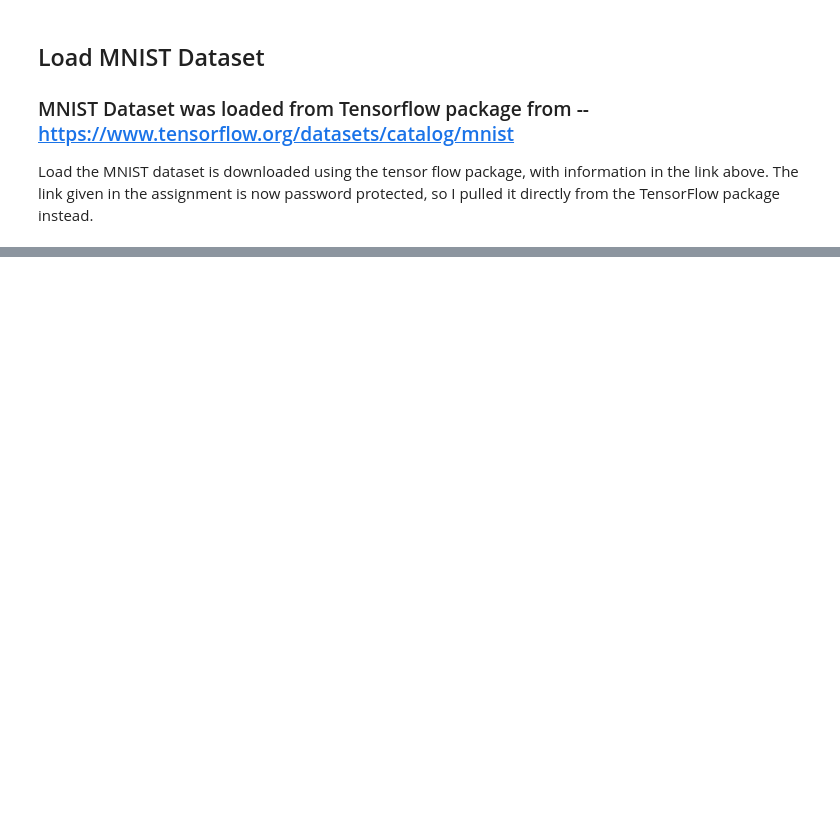
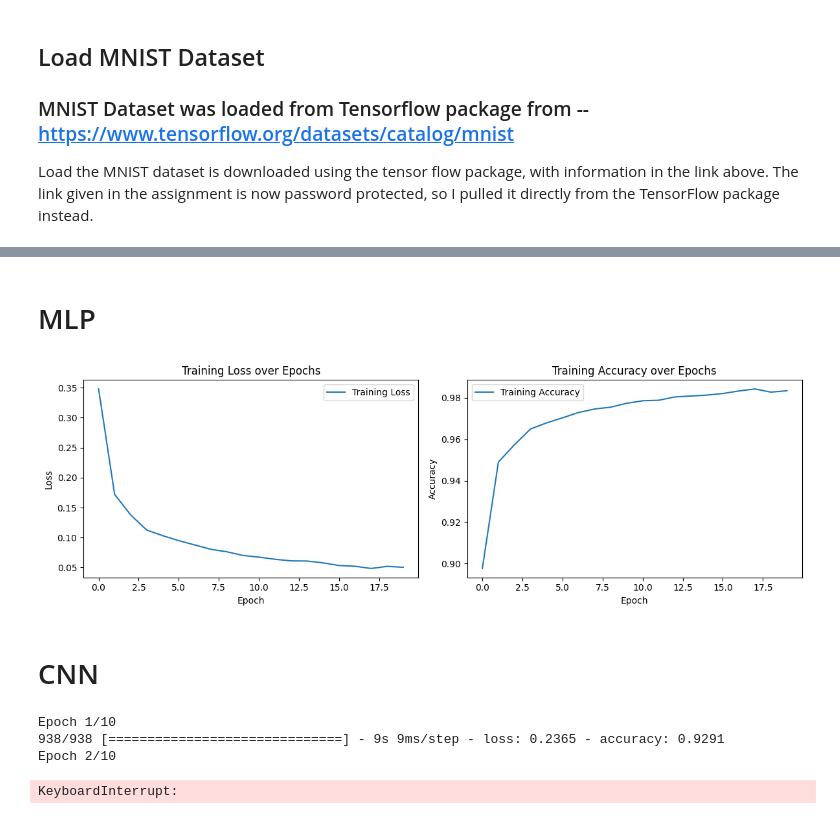
Before and after one commit to nathanbowness/CSI5340Assignments, a Jupyter notebook: Assignment2/Assignment2_Code.ipynb, the cells around one changed output, grey strips where cells are left out. Drawn from its saved outputs; the diff is of its cells as text; code cells hidden in the pictures; blank space fills up the shorter version.

```diff
--- a/Assignment2/Assignment2_Code.ipynb
+++ b/Assignment2/Assignment2_Code.ipynb
@@ -119,0 +250,2 @@ All kernels registered for op BatchMatMulV2:
+# %% [markdown]
+# MLP
@@ -119,0 +307,63 @@ All kernels registered for op BatchMatMulV2:
+# %%
+
+
+# Plot training loss and accuracy
+plt.figure(figsize=(12, 4))
+plt.subplot(1, 2, 1)
+plt.plot(range(20), loss_history, label='Training Loss')
+plt.xlabel('Epoch')
+plt.ylabel('Loss')
+plt.title('Training Loss over Epochs')
+plt.legend()
+
+plt.subplot(1, 2, 2)
+plt.plot(range(20), accuracy_history, label='Training Accuracy')
+plt.xlabel('Epoch')
+plt.ylabel('Accuracy')
+plt.title('Training Accuracy over Epochs')
+plt.legend()
+
+plt.tight_layout()
+plt.show()
+# %% [output]
+[figure, added]
+# %% [markdown]
+# CNN
+# %%
+# Load and preprocess the MNIST dataset
+(x_train, y_train), (x_test, y_test) = tf.keras.datasets.mnist.load_data()
+x_train, x_test = x_train.astype('float32') / 255.0, x_test.astype('float32') / 255.0  # Normalize pixel values to [0, 1
+
+# Expand dimensions for compatibility with CNN
+x_train = x_train[..., tf.newaxis]
+x_test = x_test[..., tf.newaxis]
+
+# Convert class labels to one-hot encoded tensors
+num_classes = 10
+y_train = tf.one_hot(y_train, depth=num_classes)
+y_test = tf.one_hot(y_test, depth=num_classes)
+
+# Define the CNN architecture
+model = tf.keras.Sequential([
+    tf.keras.layers.Conv2D(32, (3, 3), activation='relu', input_shape=(28, 28, 1)),
+    tf.keras.layers.MaxPooling2D((2, 2)),
+    tf.keras.layers.Flatten(),
+    tf.keras.layers.Dense(64, activation='relu'),
+    tf.keras.layers.Dropout(0.2),
+    tf.keras.layers.Dense(num_classes, activation='softmax')
+])
+
+# Compile the model
+model.compile(optimizer='adam', loss='categorical_crossentropy', metrics=['accuracy'])
+
+# Train the model
+model.fit(x_train, y_train, epochs=10, batch_size=64)
+
+# Evaluate the model on test data
+test_loss, test_accuracy = model.evaluate(x_test, y_test)
+print(f"Test Loss: {test_loss}, Test Accuracy: {test_accuracy}")
+# %% [output]
+Epoch 1/10
+938/938 [==============================] - 9s 9ms/step - loss: 0.2365 - accuracy: 0.9291
+Epoch 2/10
+KeyboardInterrupt:
```
Also changed, not shown: parts of 11 cells of this notebook.
